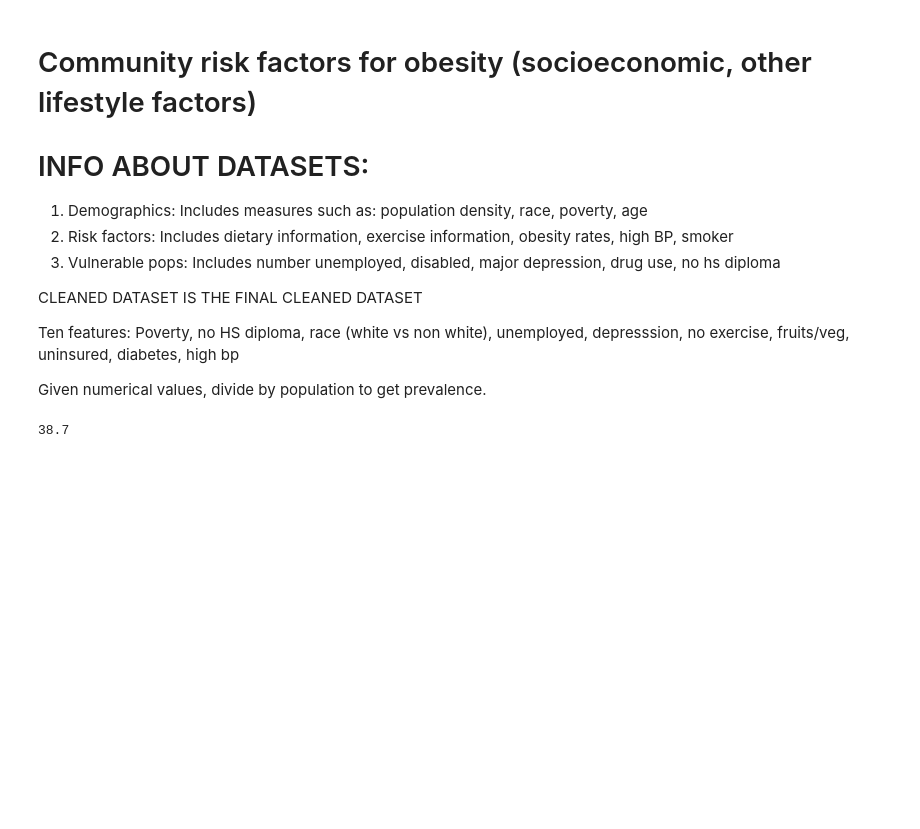
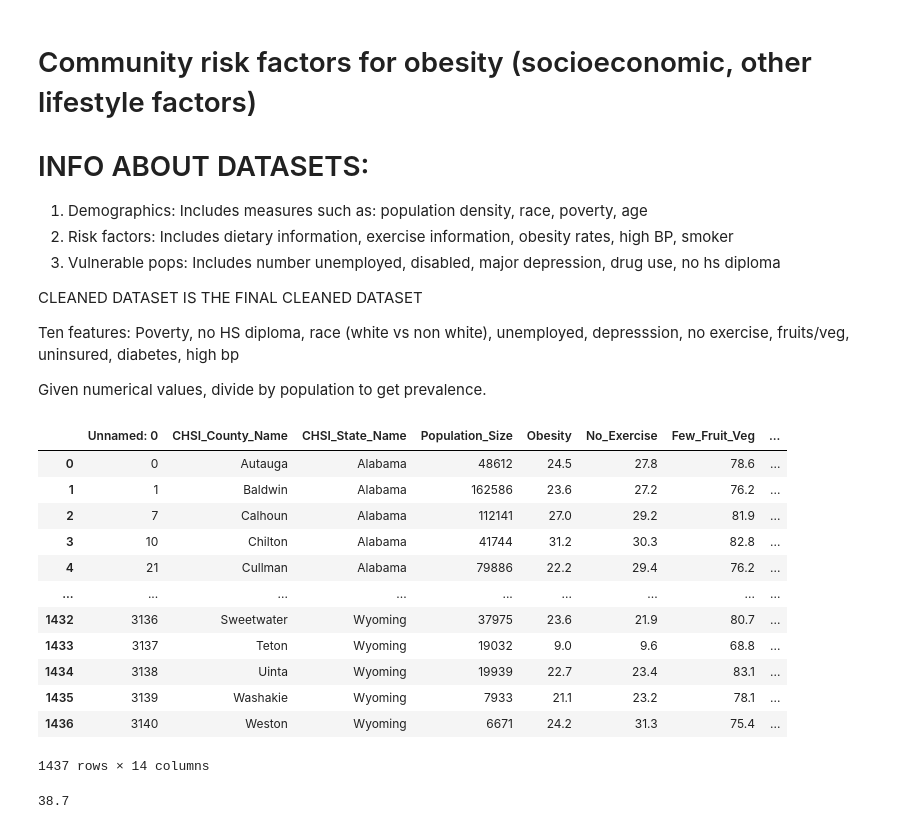
Before and after one commit to hadenpell/Obesity-prediction-in-US-counties, a Jupyter notebook: Final_newData.ipynb, the cells around one changed output. Drawn from its saved outputs; the diff is of its cells as text; code cells hidden in the pictures; blank space fills up the shorter version.

```diff
--- a/Final_newData.ipynb
+++ b/Final_newData.ipynb
@@ -13,4 +13,24 @@ CLEANED DATASET IS THE FINAL CLEANED DATASET
 Ten features: Poverty, no HS diploma, race (white vs non white), unemployed, depresssion, no exercise, fruits/veg, uninsured, diabetes, high bp
 
 Given numerical values, divide by population to get prevalence.
+# %%
+#Read in dataset
+obesity = pd.read_csv('datasets/CleanedData.csv')
+#The cleaned dataset used the population column to find
+
+obesity
+# %% [output]
+|  | Unnamed: 0 | CHSI_County_Name | CHSI_State_Name | Population_Size | Obesity | No_Exercise | Few_Fruit_Veg | ... |
+| 0 | 0 | Autauga | Alabama | 48612 | 24.5 | 27.8 | 78.6 | ... |
+| 1 | 1 | Baldwin | Alabama | 162586 | 23.6 | 27.2 | 76.2 | ... |
+| 2 | 7 | Calhoun | Alabama | 112141 | 27.0 | 29.2 | 81.9 | ... |
+| 3 | 10 | Chilton | Alabama | 41744 | 31.2 | 30.3 | 82.8 | ... |
+| 4 | 21 | Cullman | Alabama | 79886 | 22.2 | 29.4 | 76.2 | ... |
+| ... | ... | ... | ... | ... | ... | ... | ... | ... |
+| 1432 | 3136 | Sweetwater | Wyoming | 37975 | 23.6 | 21.9 | 80.7 | ... |
+| 1433 | 3137 | Teton | Wyoming | 19032 | 9.0 | 9.6 | 68.8 | ... |
+| 1434 | 3138 | Uinta | Wyoming | 19939 | 22.7 | 23.4 | 83.1 | ... |
+| 1435 | 3139 | Washakie | Wyoming | 7933 | 21.1 | 23.2 | 78.1 | ... |
+| 1436 | 3140 | Weston | Wyoming | 6671 | 24.2 | 31.3 | 75.4 | ... |
+1437 rows × 14 columns
 # %%
```
Also changed, not shown: parts of 7 cells of this notebook, 2 other files.
